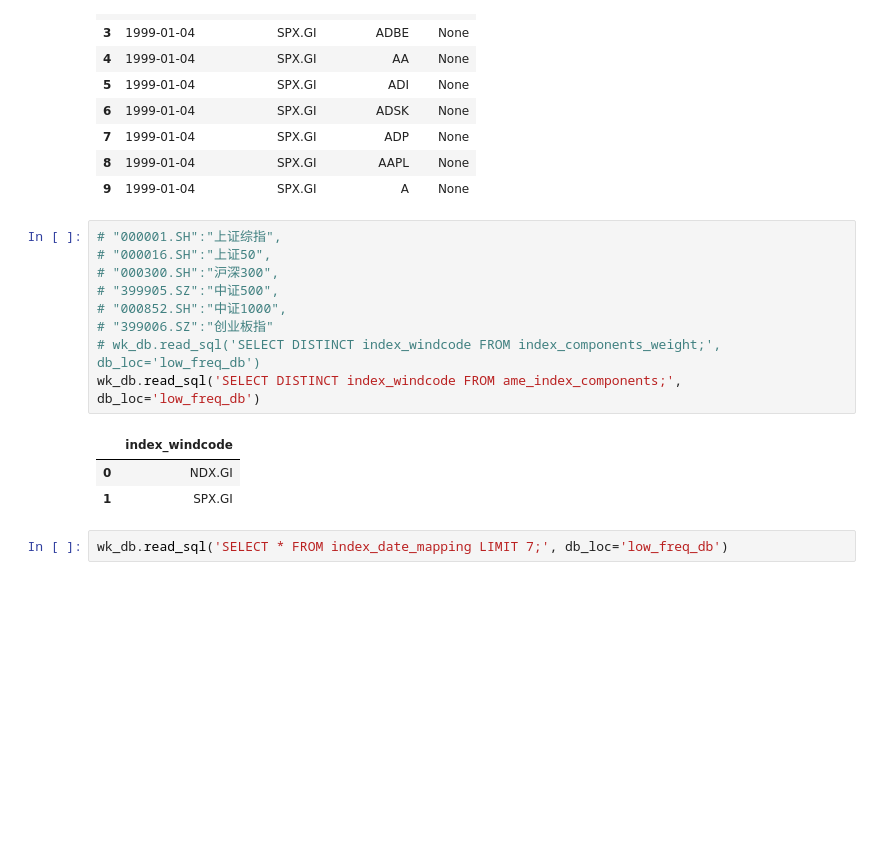
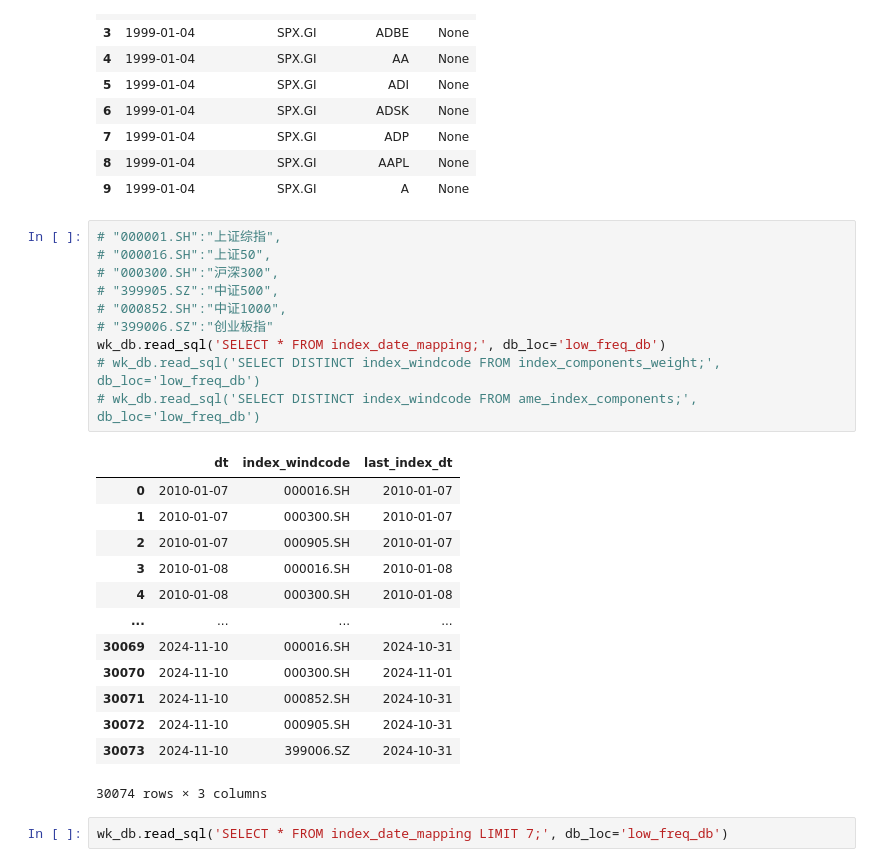
Before and after one commit to naiqili/qniverse, a Jupyter notebook: wk/playground/db_test.ipynb, the cells around one changed output. Cells and saved outputs as stored; diff of their text form; blank space fills up the shorter version.

```diff
--- a/wk/playground/db_test.ipynb
+++ b/wk/playground/db_test.ipynb
@@ -130,16 +132,27 @@ wk_db.read_sql('SELECT * FROM ame_index_components ORDER BY trade_dt LIMIT 10;',
 # %%
 # "000001.SH":"上证综指",
 # "000016.SH":"上证50",
 # "000300.SH":"沪深300",
 # "399905.SZ":"中证500",
 # "000852.SH":"中证1000",
 # "399006.SZ":"创业板指"
+wk_db.read_sql('SELECT * FROM index_date_mapping;', db_loc='low_freq_db')
 # wk_db.read_sql('SELECT DISTINCT index_windcode FROM index_components_weight;', db_loc='low_freq_db')
-wk_db.read_sql('SELECT DISTINCT index_windcode FROM ame_index_components;', db_loc='low_freq_db')
+# wk_db.read_sql('SELECT DISTINCT index_windcode FROM ame_index_components;', db_loc='low_freq_db')
 # %% [output]
-|  | index_windcode |
-| 0 | NDX.GI |
-| 1 | SPX.GI |
+|  | dt | index_windcode | last_index_dt |
+| 0 | 2010-01-07 | 000016.SH | 2010-01-07 |
+| 1 | 2010-01-07 | 000300.SH | 2010-01-07 |
+| 2 | 2010-01-07 | 000905.SH | 2010-01-07 |
+| 3 | 2010-01-08 | 000016.SH | 2010-01-08 |
+| 4 | 2010-01-08 | 000300.SH | 2010-01-08 |
+| ... | ... | ... | ... |
+| 30069 | 2024-11-10 | 000016.SH | 2024-10-31 |
+| 30070 | 2024-11-10 | 000300.SH | 2024-11-01 |
+| 30071 | 2024-11-10 | 000852.SH | 2024-10-31 |
+| 30072 | 2024-11-10 | 000905.SH | 2024-10-31 |
+| 30073 | 2024-11-10 | 399006.SZ | 2024-10-31 |
+30074 rows × 3 columns
 # %%
 wk_db.read_sql('SELECT * FROM index_date_mapping LIMIT 7;', db_loc='low_freq_db')
 # %% [output]
```
Also changed, not shown: parts of 5 cells of this notebook, 43 other files.
